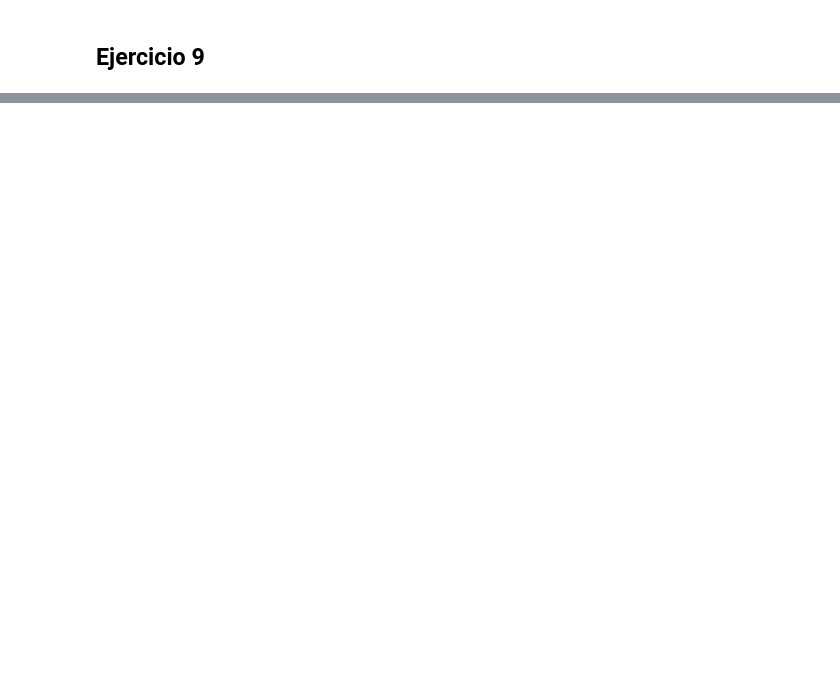
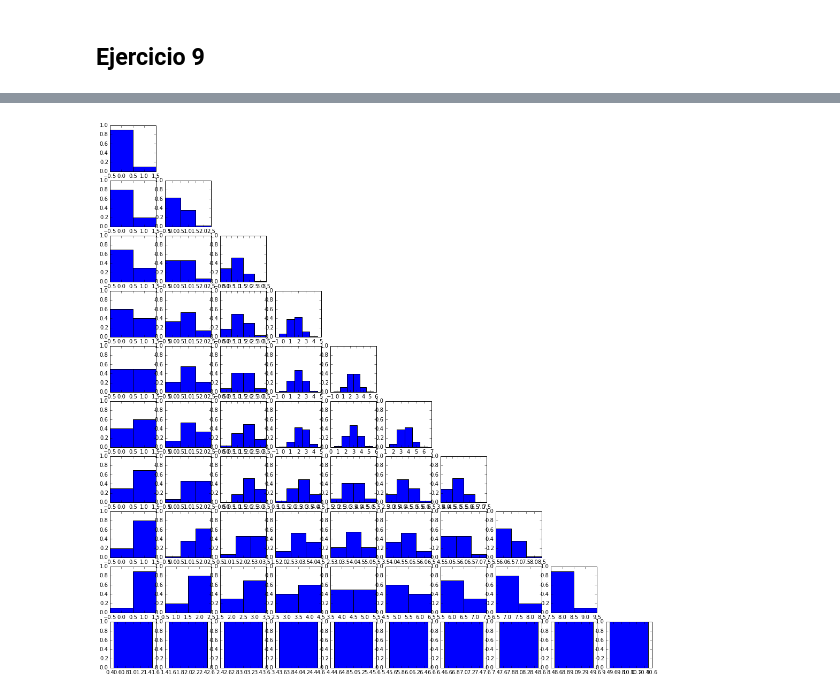
Before and after one commit to spelufo/apuntes-pye, a Jupyter notebook: Práctico 4 - Distribuciones Discretas.ipynb, the cells around one changed output, grey strips where cells are left out. Saved outputs shown, nothing was run; the diff lists cells and outputs as text; code cells hidden in the pictures; blank space fills up the shorter version.

```diff
--- a/Práctico 4 - Distribuciones Discretas.ipynb
+++ b/Práctico 4 - Distribuciones Discretas.ipynb
@@ -246,0 +291,13 @@ print "3", BinNeg(10,quistes_poblacion)(11)*Bin(10,higado_quistes)(4)
+# %%
+fig = plt.figure(figsize=(20,20))
+N = 10
+for D in range(N+1):
+    for n in range(1,D+1):
+        ax = fig.add_subplot(N+1,N+1,D*(N+1)+n+1)
+        ax.set_ylim(0,1)
+        K = range(n+1)
+        ax.bar(K, [Hiper(N,D,n)(k) for k in K], align="center", width=1)
+
+plt.show()
+# %% [output]
+[figure, added]
```
Also changed, not shown: parts of 12 cells of this notebook, 1 other file.
